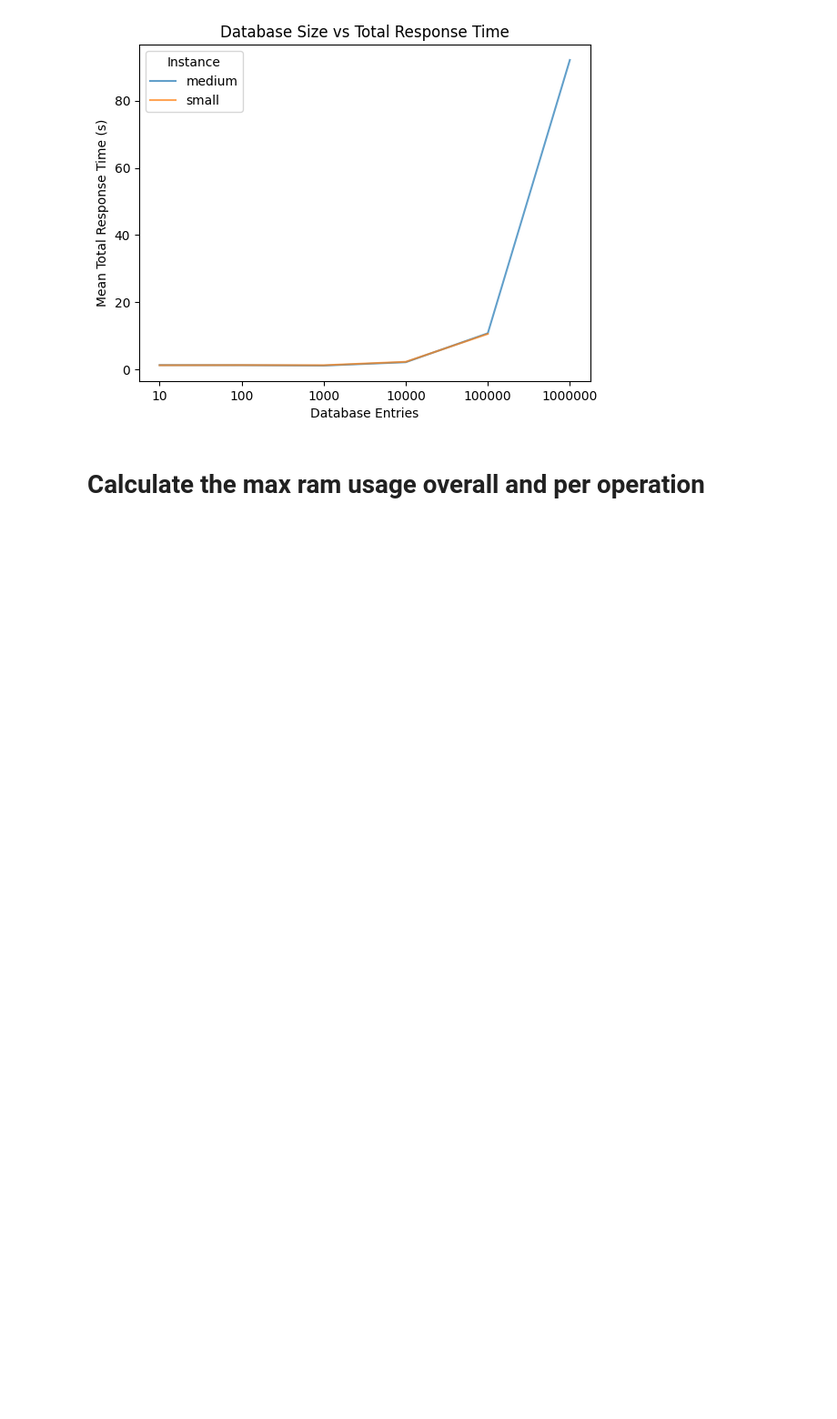
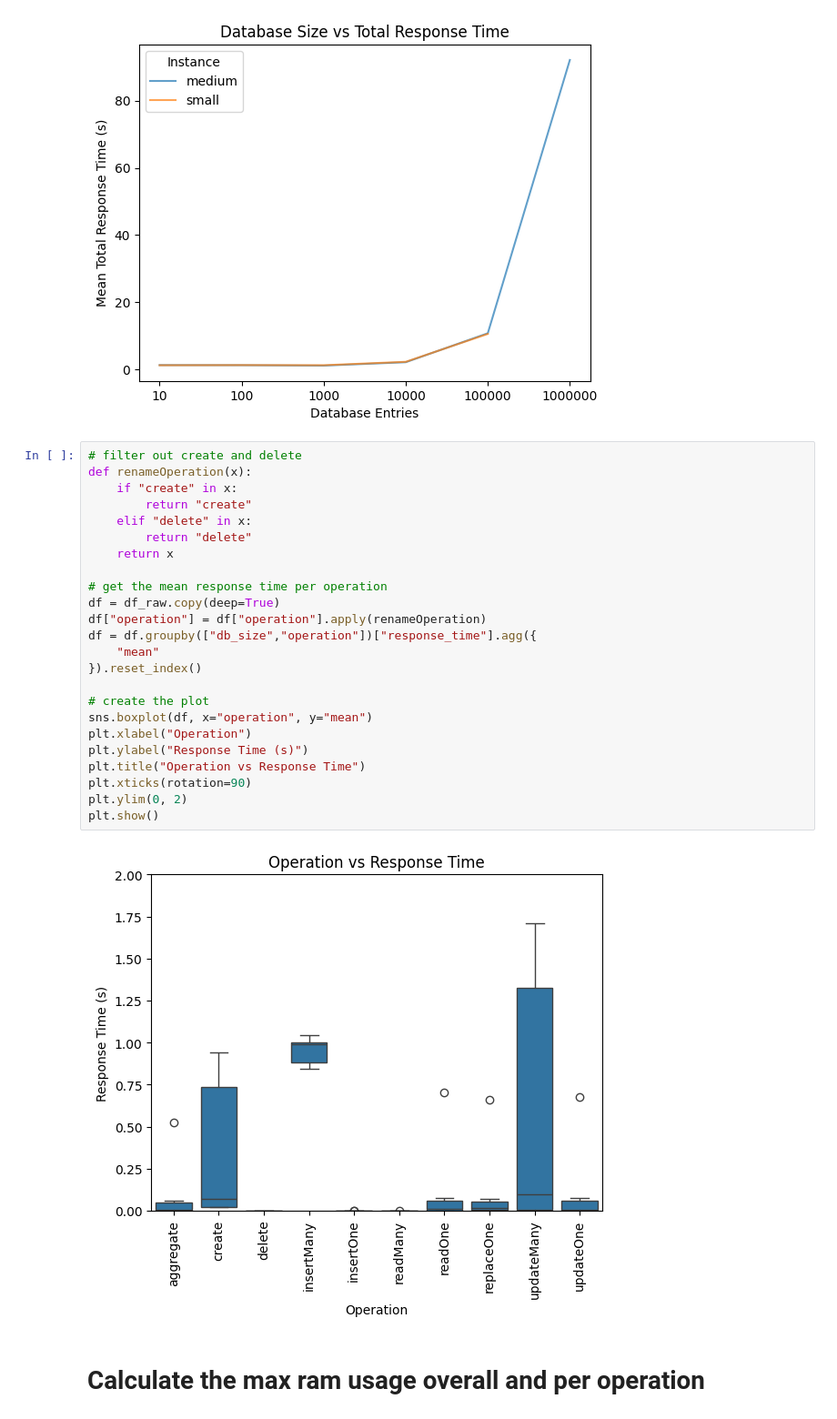
Before and after one commit to AhmadJanjua/MongoPerformance, a Jupyter notebook: src/analysis.ipynb, the cells around one changed output. Shown at 91% size. Drawn from its saved outputs; the diff is of its cells as text; blank space fills up the shorter version.

Commit message:
Update analysis.ipynb
- added a box plot to see the impact of each operation

```diff
--- a/src/analysis.ipynb
+++ b/src/analysis.ipynb
@@ -119,6 +120,32 @@ plt.title("Database Size vs Total Response Time")
 plt.show()
 # %% [output]
 [figure]
+# %%
+# filter out create and delete
+def renameOperation(x):
+    if "create" in x:
+        return "create"
+    elif "delete" in x:
+        return "delete"
+    return x
+
+# get the mean response time per operation
+df = df_raw.copy(deep=True)
+df["operation"] = df["operation"].apply(renameOperation)
+df = df.groupby(["db_size","operation"])["response_time"].agg({
+    "mean"
+}).reset_index()
+
+# create the plot
+sns.boxplot(df, x="operation", y="mean")
+plt.xlabel("Operation")
+plt.ylabel("Response Time (s)")
+plt.title("Operation vs Response Time")
+plt.xticks(rotation=90)
+plt.ylim(0, 2)
+plt.show()
+# %% [output]
+[figure, added]
 # %% [markdown]
 # Calculate the max ram usage overall and per operation
 # %%
```
Also changed, not shown: parts of 3 cells of this notebook.
